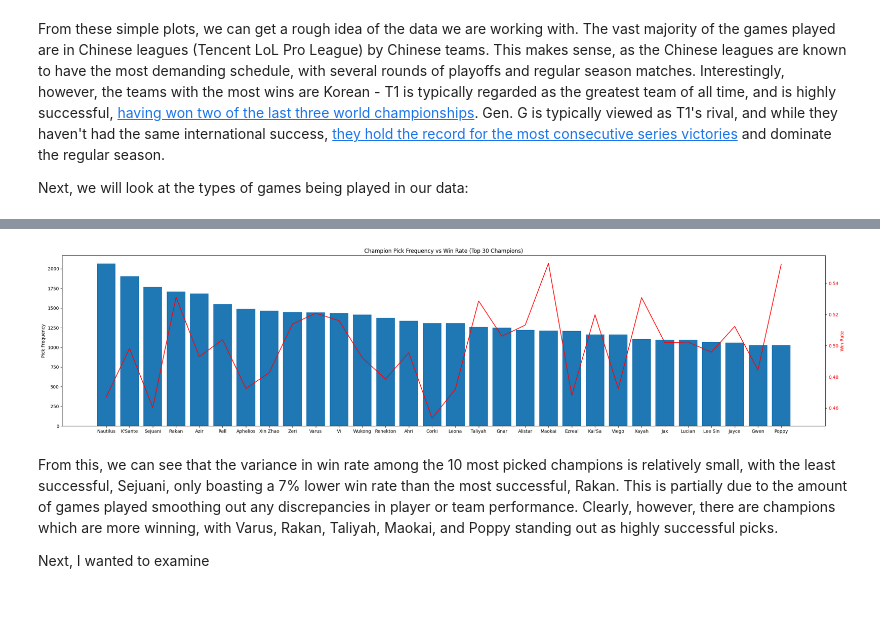
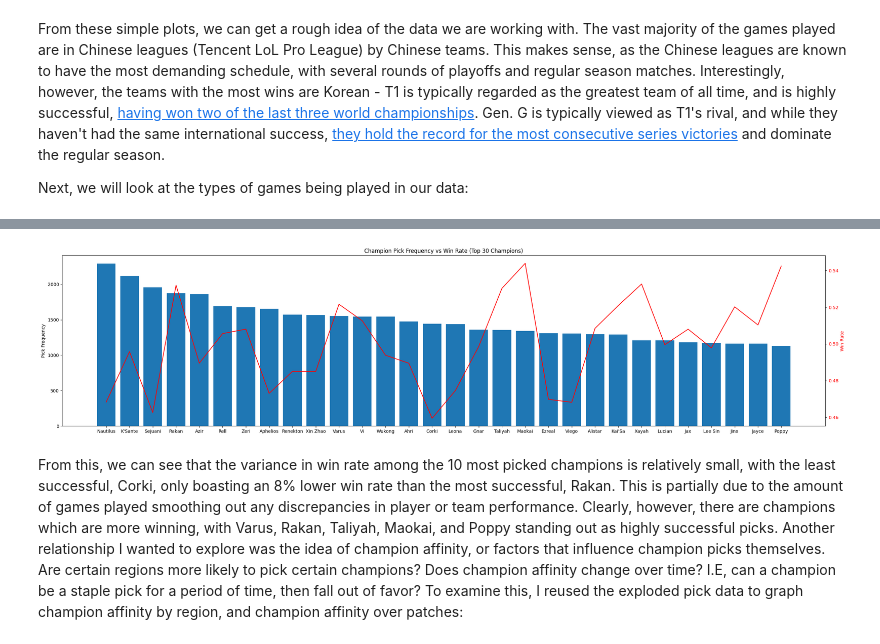
Before and after one commit to km5762/lol-esports-match-prediction, a Jupyter notebook: eda.ipynb, the cells around one changed output, grey strips where cells are left out. Drawn from its saved outputs; the diff is of its cells as text; code cells hidden in the pictures; blank space fills up the shorter version.

```diff
--- a/eda.ipynb
+++ b/eda.ipynb
@@ -35,7 +35,7 @@ Fetching these rows is done in batches to reduce the load on the API and avoid r
 # %%
 from mwrogue.esports_client import EsportsClient
 from cached_cargo_client import CachedCargoClient
-from datetime import datetime
+from datetime import datetime, timezone
 
 
 site = EsportsClient("lol")
@@ -43,8 +43,7 @@ cached_client = CachedCargoClient(site.cargo_client)
 
 
 def get_cutoff(years_back=2):
-    # Stable cutoff: start of the year X years ago
-    year = datetime.utcnow().year - years_back
+    year = datetime.now(timezone.utc).year - years_back
     return f"{year}-01-01 00:00:00"
 
 
@@ -60,12 +59,12 @@ def fetch_games(years_back=3):
                 "T.Region, T.League, T.IsPlayoffs, T.Name, "
                 "MSG.Blue, MSG.Red, MSG.Selection, SG.WinTeam, SG.Team1Score, "
                 "SG.Team1, SG.Team2, SG.Team2Score, SG.Team1Bans, SG.Team2Bans, SG.Team1Picks, "
-                "SG.Team2Picks, SG.Patch, SG.DateTime_UTC"
+                "SG.Team2Picks, SG.LegacyPatch, SG.DateTime_UTC"
             ),
             join_on="MSG.GameId = SG.GameId, MS.MatchId = MSG.MatchId, MS.OverviewPage = T.OverviewPage",
             where=(
                 "T.TournamentLevel = 'Primary' "
-                "AND T.Region IN ('Americas', 'China', 'Korea', 'Europe', 'International', 'EMEA') "
+                "AND T.Region IN ('Americas', 'China', 'Korea', 'Europe', 'International', 'EMEA', 'North America') "
                 "AND SG.WinTeam IS NOT NULL "
                 "AND MS.FF IS NULL "
                 "AND MSG.IsRemake IS NULL "
@@ -83,9 +82,9 @@ def fetch_games(years_back=3):
 
     for game in all_games:
         if game["Team1"] == game["Blue"]:
-            game["Team1Blue"] = "1"
+            game["Team1Blue"] = 1
         else:
-            game["Team1Blue"] = "0"
+            game["Team1Blue"] = 0
         del game["Blue"]
         del game["Red"]
 
@@ -200,48 +292,56 @@ Now that we have a basic understanding of the data, we can begin to do more deep
 # %%
-def explode_picks(df, team_col, picks_col, winteam_col):
-    temp = df[[team_col, picks_col, winteam_col]].copy()
-    temp["Win"] = (temp[team_col] == temp[winteam_col]).astype(int)
-    temp = temp.drop(columns=[winteam_col])
+def explode_all_picks(
+    df, region_col="Region", winteam_col="WinTeam", patch_col="LegacyPatch"
+):
+    picks_long = pd.concat(
+        [
+            df[[region_col, winteam_col, patch_col, "Team1", "Team1Picks"]].rename(
+                columns={"Team1": "Team", "Team1Picks": "Picks"}
+            ),
+            df[[region_col, winteam_col, patch_col, "Team2", "Team2Picks"]].rename(
+                columns={"Team2": "Team", "Team2Picks": "Picks"}
+            ),
+        ],
+        ignore_index=True,
+    )
 
-    temp = temp.assign(Pick=temp[picks_col].str.split(",")).explode("Pick")
-    temp["Pick"] = temp["Pick"].str.strip()
-    temp = temp.drop(columns=[picks_col])
-    return temp
+    picks_long["Win"] = (picks_long["Team"] == picks_long[winteam_col]).astype(int)
+    picks_long = picks_long.assign(Pick=picks_long["Picks"].str.split(",")).explode(
+        "Pick"
+    )
+    picks_long["Pick"] = picks_long["Pick"].str.strip()
+    picks_long = picks_long.drop(columns=["Picks", winteam_col])
+
+    return picks_long
 
 
-team1_picks = explode_picks(df, "Team1", "Team1Picks", "WinTeam")
-team2_picks = explode_picks(df, "Team2", "Team2Picks", "WinTeam")
-
-all_picks = pd.concat([team1_picks, team2_picks])
+all_picks = explode_all_picks(df)
 
 champ_stats = (
     all_picks.groupby("Pick")
     .agg(Picks=("Pick", "count"), Wins=("Win", "sum"))
     .reset_index()
 )
 
 champ_stats["WinRate"] = champ_stats["Wins"] / champ_stats["Picks"]
 
 top_champs = champ_stats.sort_values("Picks", ascending=False).head(30)
 
 fig, ax1 = plt.subplots(figsize=(25, 6))
 
 ax1.bar(top_champs["Pick"], top_champs["Picks"])
 ax1.set_ylabel("Pick Frequency")
 ax1.tick_params(axis="y")
 
 ax2 = ax1.twinx()
 ax2.plot(top_champs["Pick"], top_champs["WinRate"], color="red")
 ax2.set_ylabel("Win Rate", color="red")
 ax2.tick_params(axis="y", labelcolor="red")
 
 plt.title("Champion Pick Frequency vs Win Rate (Top 30 Champions)")
-plt.xticks(rotation=45)
 plt.tight_layout()
 plt.show()
 # %% [output]
-[figure, old version]
+[figure, new version]
 # %% [markdown]
-From this, we can see that the variance in win rate among the 10 most picked champions is relatively small, with the least successful, Sejuani, only boasting a 7% lower win rate than the most successful, Rakan. This is partially due to the amount of games played smoothing out any discrepancies in player or team performance. Clearly, however, there are champions which are more winning, with Varus, Rakan, Taliyah, Maokai, and Poppy standing out as highly successful picks.
-
-Next, I wanted to examine
+From this, we can see that the variance in win rate among the 10 most picked champions is relatively small, with the least successful, Corki, only boasting an 8% lower win rate than the most successful, Rakan. This is partially due to the amount of games played smoothing out any discrepancies in player or team performance. Clearly, however, there are champions which are more winning, with Varus, Rakan, Taliyah, Maokai, and Poppy standing out as highly successful picks. Another relationship I wanted to explore was the idea of champion affinity, or factors that influence champion picks themselves. Are certain regions more likely to pick certain champions? Does champion affinity change over time? I.E, can a champion be a staple pick for a period of time, then fall out of favor? To examine this, I reused the exploded pick data to graph champion affinity by region, and champion affinity over patches:
```
Also changed, not shown: parts of 20 cells of this notebook.
